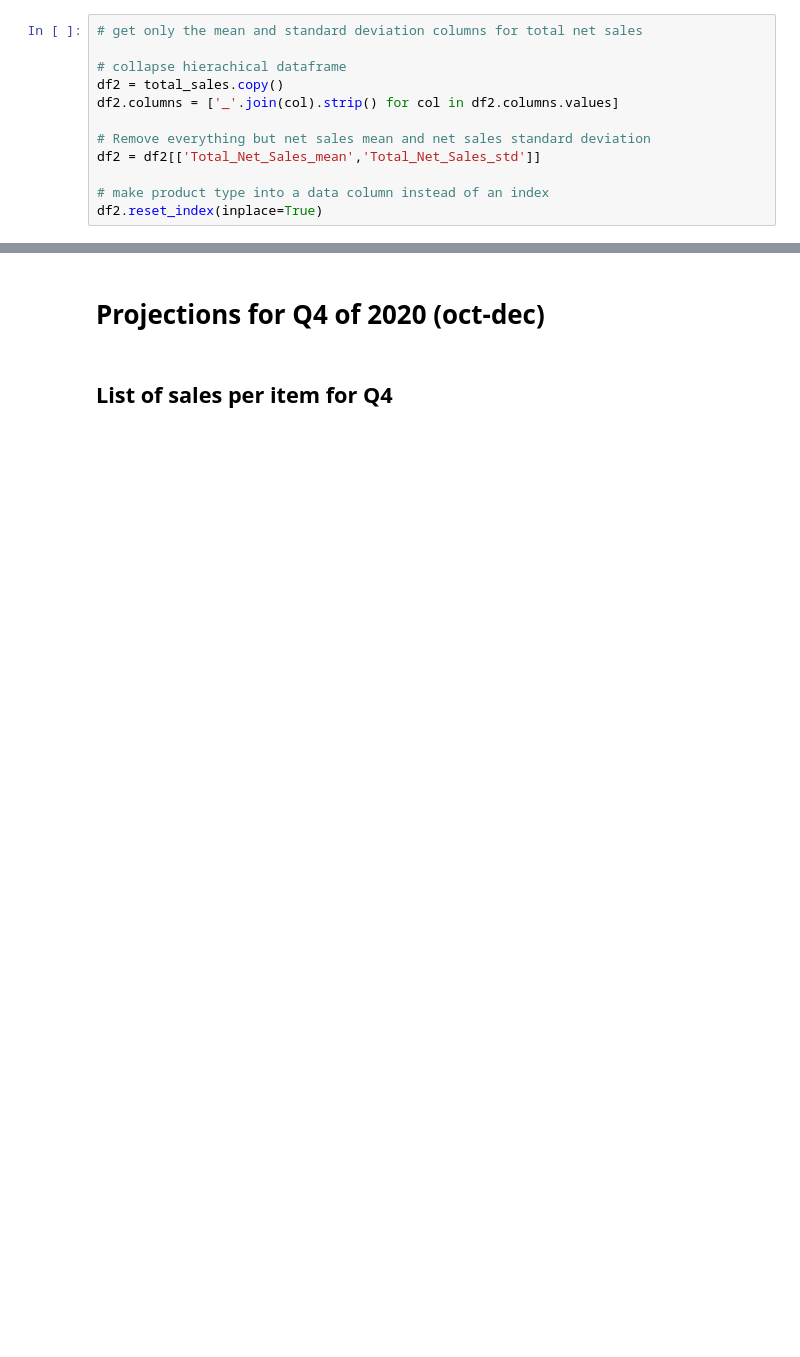
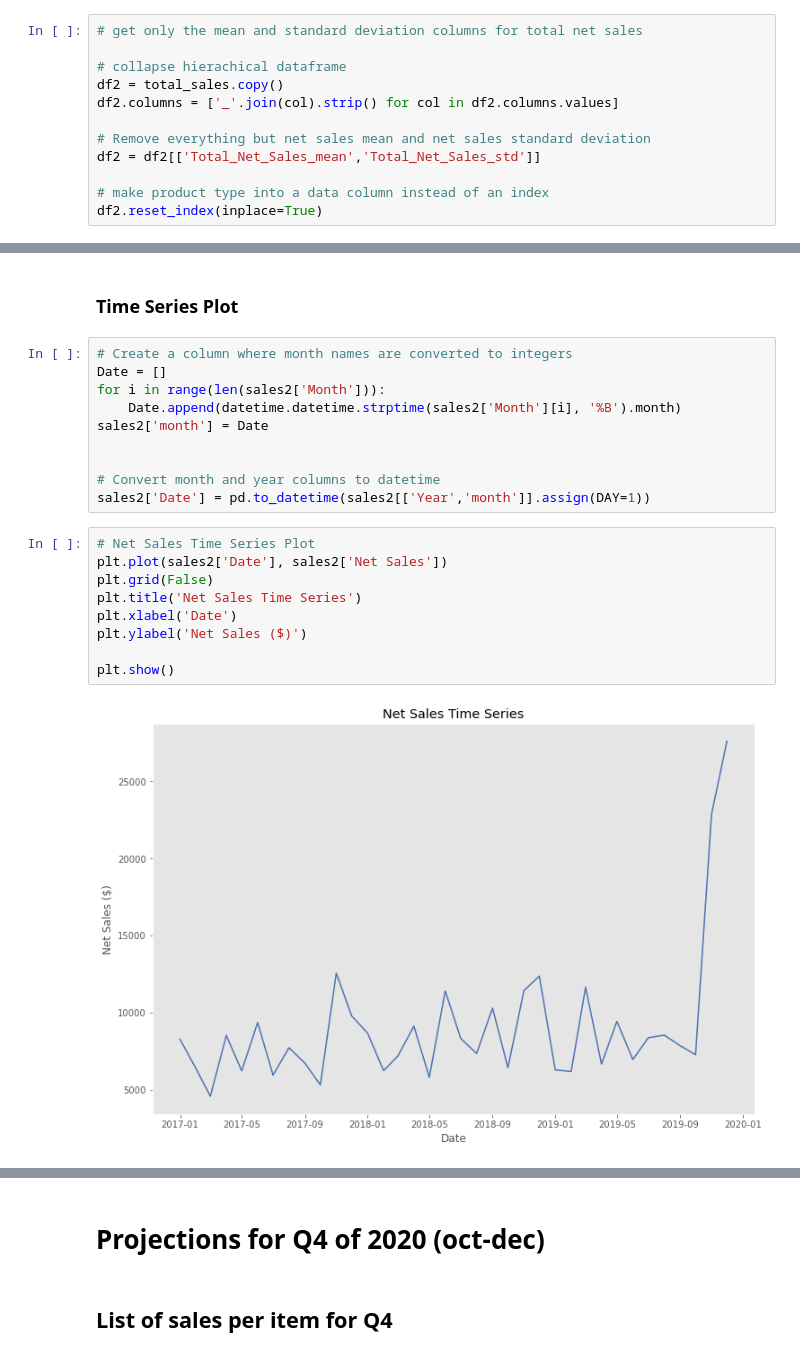
Before and after one commit to tuebolo/online_business_sales, a Jupyter notebook: analysis.ipynb, the cells around one changed output, grey strips where cells are left out. Cells and saved outputs as stored; diff of their text form; blank space fills up the shorter version.

```diff
--- a/analysis.ipynb
+++ b/analysis.ipynb
@@ -171,3 +174,26 @@ print(sales2)
 | 33 | October | 2019 | 97 | 9132.25 | -279.42 | -1572.55 | 7280.28 | 1631.25 | 8911.53 |
 | 34 | November | 2019 | 272 | 23997.90 | -776.84 | -364.51 | 22856.55 | 4824.75 | 27681.30 |
 | 35 | December | 2019 | 342 | 31183.90 | -2269.51 | -1311.18 | 27603.21 | 5703.25 | 33306.46 |
+# %% [markdown]
+### Time Series Plot
+# %%
+# Create a column where month names are converted to integers
+Date = []
+for i in range(len(sales2['Month'])):
+    Date.append(datetime.datetime.strptime(sales2['Month'][i], '%B').month)
+sales2['month'] = Date
+
+
+# Convert month and year columns to datetime
+sales2['Date'] = pd.to_datetime(sales2[['Year','month']].assign(DAY=1))
+# %%
+# Net Sales Time Series Plot
+plt.plot(sales2['Date'], sales2['Net Sales'])
+plt.grid(False)
+plt.title('Net Sales Time Series')
+plt.xlabel('Date')
+plt.ylabel('Net Sales ($)')
+
+plt.show()
+# %% [output]
+[figure, added]
```
Also changed, not shown: parts of 8 cells of this notebook.
